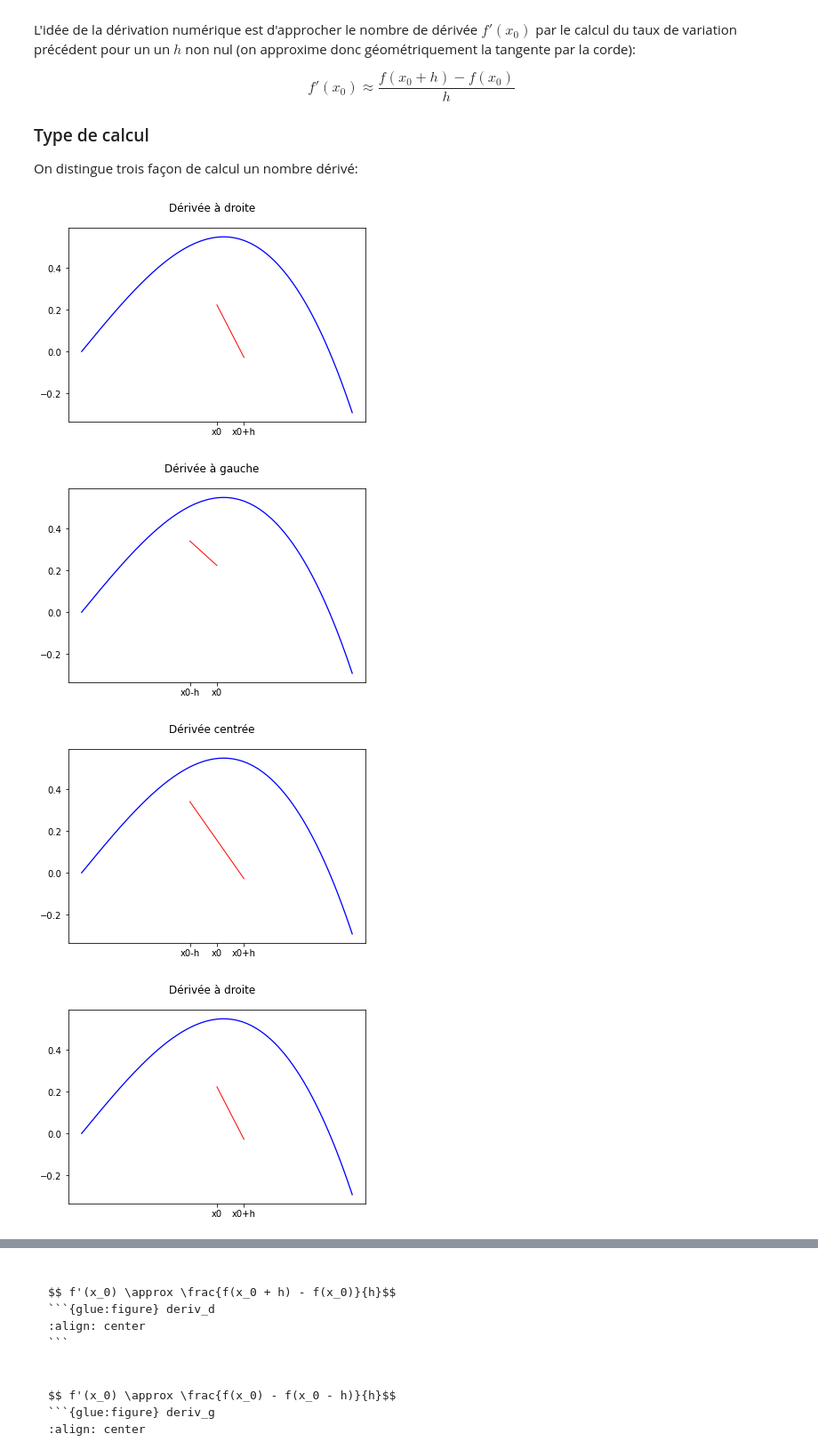
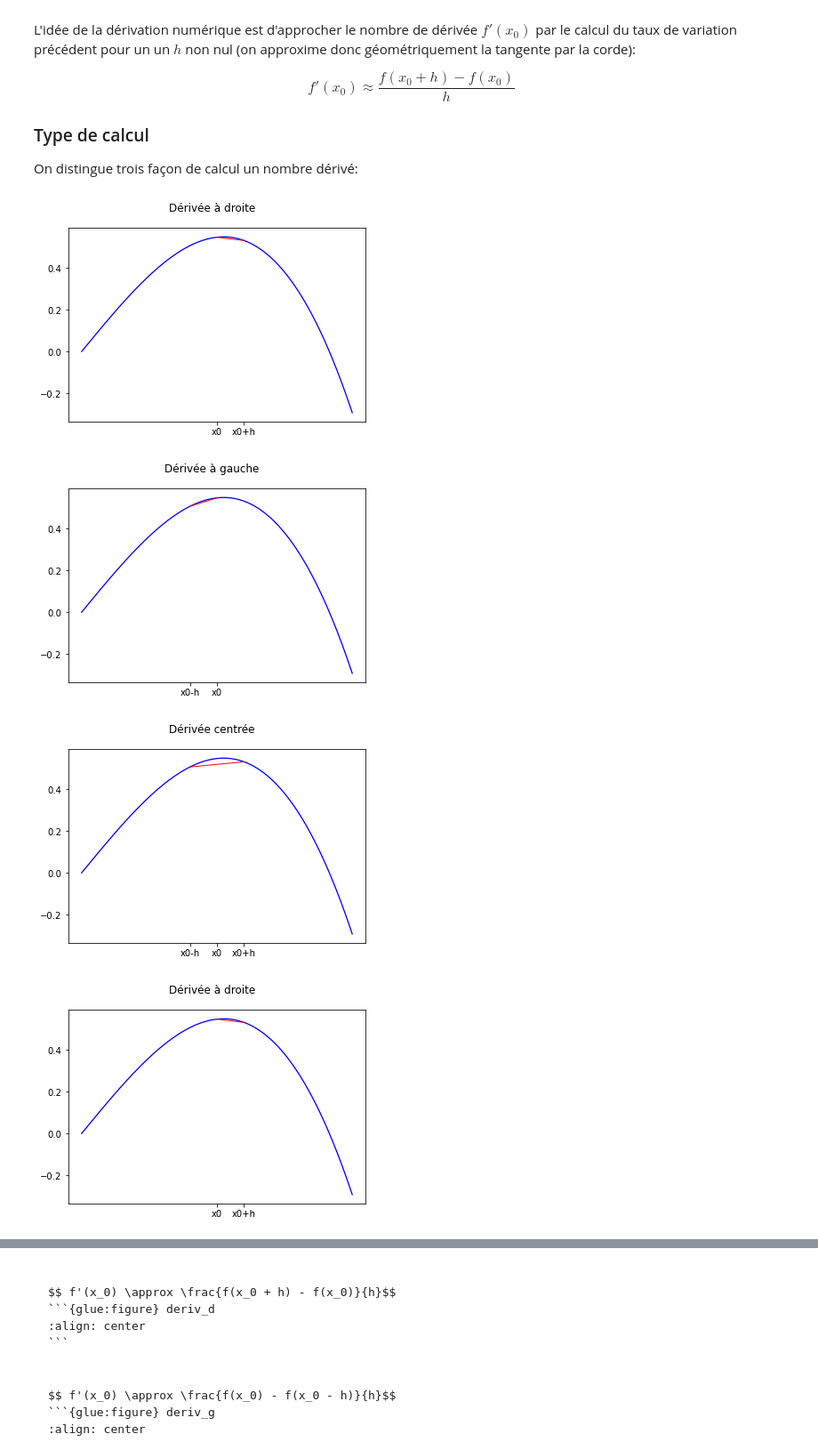
Before and after one commit to pcsi3physiquestan/capacites_numeriques, a Jupyter notebook: _sources/derivation_integration.ipynb, the cells around one changed output, grey strips where cells are left out. Shown: that part at 89% size. Cells and saved outputs as stored; diff of their text form; code cells hidden in the pictures.

```diff
--- a/_sources/derivation_integration.ipynb
+++ b/_sources/derivation_integration.ipynb
@@ -27,38 +27,38 @@ y = np.sin(x) - x ** 3 / 3
 Kd = 1.2
 Kg = 2 - Kd
 xd = np.array([np.pi / 4, np.pi / 4 * Kd])
-yd = np.sin(xd) - xd ** 3
+yd = np.sin(xd) - xd ** 3 / 3
 xg = np.array([np.pi / 4 * Kg, np.pi / 4])
-yg = np.sin(xg) - xg ** 3
+yg = np.sin(xg) - xg ** 3 / 3
 xc = np.array([np.pi / 4 * Kg, np.pi / 4 * Kd])
 xc2 = [np.pi / 4 * Kg, np.pi / 4, np.pi / 4 * Kd]
-yc = np.sin(xc) - xc ** 3
+yc = np.sin(xc) - xc ** 3 / 3
 
 f, ax = plt.subplots()
 f.suptitle("Dérivée à droite")
 ax.plot(x, y, linewidth=1.3, color="blue")
 ax.plot(xd, yd, linewidth=1, color="red")
 ax.set_xticks(xd)
 ax.set_xticklabels(["x0", "x0+h"])
 glue("deriv_d", f, display="False")
 
 f, ax = plt.subplots()
 f.suptitle("Dérivée à gauche")
 ax.plot(x, y, linewidth=1.3, color="blue")
 ax.plot(xg, yg, linewidth=1, color="red")
 ax.set_xticks(xg)
 ax.set_xticklabels(["x0-h", "x0"])
 glue("deriv_g", f, display="False")
 
 f, ax = plt.subplots()
 f.suptitle("Dérivée centrée")
 ax.plot(x, y, linewidth=1.3, color="blue")
 ax.plot(xc,yc, linewidth=1, color="red")
 ax.set_xticks(xc2)
 ax.set_xticklabels(["x0-h", "x0", "x0+h"])
 glue("deriv_c", f, display="False")
 # %% [output]
-[figure, old version]
+[figure, new version]
-[figure, old version]
+[figure, new version]
-[figure, old version]
+[figure, new version]
-[figure, old version]
+[figure, new version]
```
Also changed, not shown: parts of 1 cell of this notebook, 5 other files.
